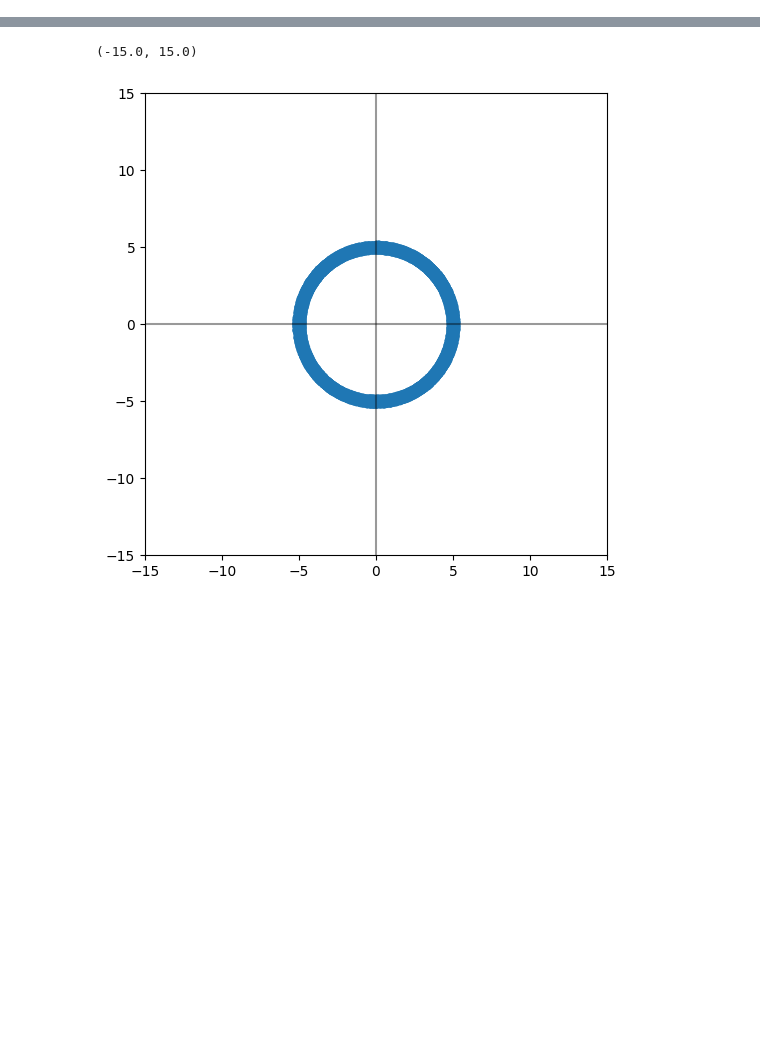
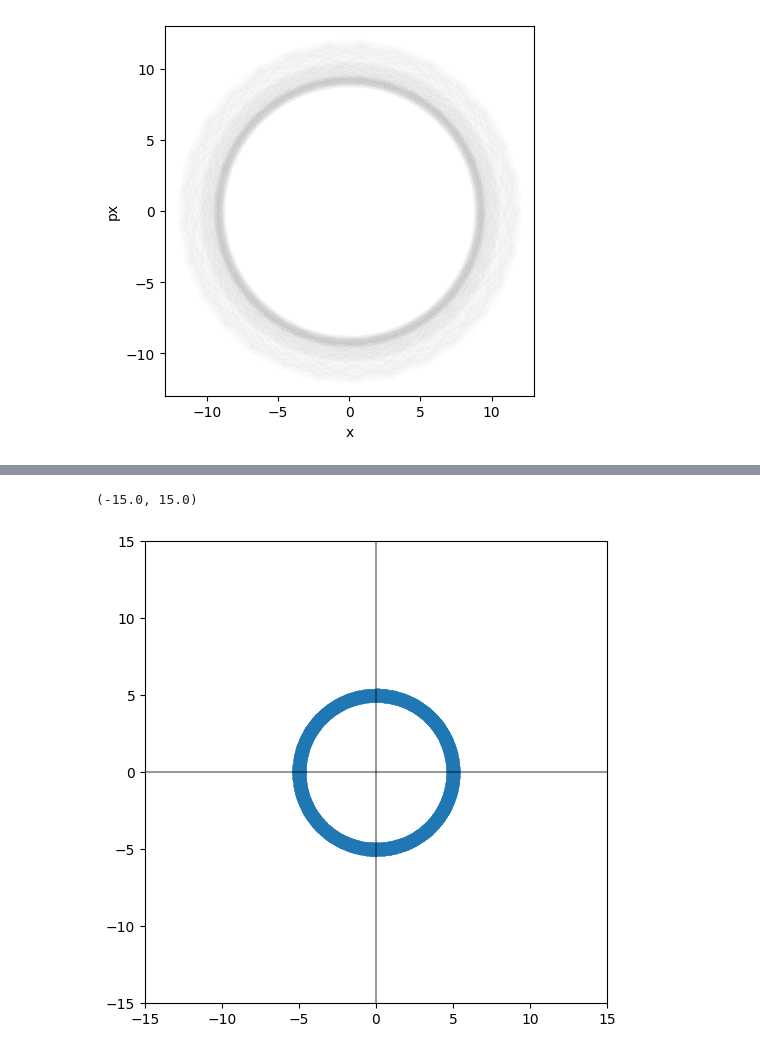
Before and after one commit to pbelange/PySUSSIX, a Jupyter notebook: build_sussix.ipynb, the cells around one changed output, grey strips where cells are left out. Drawn from its saved outputs; the diff is of its cells as text; code cells hidden in the pictures; blank space fills up the shorter version.

Commit message:
first working version of ducksussix

```diff
--- a/build_sussix.ipynb
+++ b/build_sussix.ipynb
@@ -32,0 +1,87 @@ np.max(f90sussix.cfft_out.a_out)
+# %%
+import numpy as np
+import matplotlib.pyplot as plt
+import pandas as pd
+import sys
+import scipy.stats as sciStat
+
+
+import PySUSSIX.f90sussix.f90sussix as f90sussix
+from PySUSSIX.f90sussix.sussix import  F90Sussix
+
+import PySUSSIX.crosssussix.crossroutines as crossroutines
+import PySUSSIX.crosssussix.crosssussix as crosssussix
+import PySUSSIX.crosssussix.crossref as crossref
+
+import PySUSSIX.ducksussix.ducksussix as ducksussix
+
+
+# Creating dummy x,px
+def get_FFT(x):
+    x     = np.array(x)
+    turns = np.arange(1,len(x)+1)
+
+    freq  = np.fft.fftfreq(turns.shape[-1])
+    spectrum = np.fft.fft(x-np.mean(x))
+
+    idx      = np.argmax(np.abs(spectrum))
+    Qx       = freq[idx]
+    return freq[freq>0],np.abs(spectrum)[freq>0]
+
+
+
+Q0 = 0.31025793875089835
+Qs = 0.002
+dQ = Qs/10
+Jx = (0.5*(10**2))
+
+n_bands_Qs = 1
+n_bands_dQ = 5
+N   = np.arange(int(1e5))
+j   = np.arange(-n_bands_Qs,n_bands_Qs+1)
+i   = np.arange(-n_bands_dQ,n_bands_dQ+1)
+
+
+
+Ai  = sciStat.cauchy.pdf(i/np.max(i),0,0.05)
+Aj  = sciStat.cauchy.pdf(j/np.max(j),0,0.05)
+Ai  = Ai/np.max(Ai)
+Aj  = Aj/np.max(Aj)
+np.random.seed(0)
+phii = np.zeros(len(i))#np.random.uniform(-np.pi/2,np.pi/2,len(i))
+phij = np.zeros(len(j))#np.random.uniform(-np.pi/2,np.pi/2,len(j))
+# x = sum([sum([ _Ai*_Aj * np.sin(2*np.pi*(Q0+ _j*Qs + _i*dQ)*N) for _i,_Ai in zip(i,Ai) ]) for _j,_Aj in zip(j,Aj) ])
+hx_full = sum([sum([ np.sqrt(2*Jx)*_Ai*_Aj * np.exp(1j*2*np.pi*(Q0+ _j*Qs + _i*dQ)*N + _phii + _phij) for _i,_Ai,_phii in zip(i,Ai,phii) ]) for _j,_Aj,_phij in zip(j,Aj,phij) ])
+x  = hx_full.real
+px = hx_full.imag
+
+expected = pd.DataFrame({'amplitude':np.array([[ (np.sqrt(2*Jx)*_Ai*_Aj) for _i,_Ai,_phii in zip(i,Ai,phii) ] for _j,_Aj,_phij in zip(j,Aj,phij) ]).flatten(),
+                         'frequency':np.array([[Q0+ _j*Qs + _i*dQ for _i,_Ai,_phii in zip(i,Ai,phii) ] for _j,_Aj,_phij in zip(j,Aj,phij) ]).flatten()})
+expected.sort_values(by='amplitude',ascending=False,inplace=True)
+expected.reset_index(drop=True,inplace=True)
+plt.figure()
+plt.plot(x,px,'o',alpha=0.002)
+plt.axis('square')
+plt.xlabel('x')
+plt.ylabel('px')
+
+
+plt.figure(figsize=(15,4))
+freq,spectrum = get_FFT(x)
+plt.plot(freq,spectrum/np.max(spectrum),'-')
+plt.yscale('log')
+plt.xlim(Q0-10*Qs,Q0+10*Qs)
+plt.xlabel('Frequency')
+plt.ylabel('|amplitude|')
+
+plt.figure(figsize=(15,4))
+freq,spectrum = get_FFT(x)
+plt.plot(freq,spectrum/np.max(spectrum),'-')
+plt.yscale('log')
+# plt.xlim(Q0-10*dQ,Q0+10*dQ)
+plt.xlim(Q0-1*Qs,Q0+1*Qs)
+plt.xlabel('Frequency')
+plt.ylabel('|amplitude|')
+
+display(expected)
+# %% [output]
@@ -32,0 +105 @@ np.max(f90sussix.cfft_out.a_out)
+[figure, added]
```
Also changed, not shown: parts of 49 cells of this notebook, 4 other files.
